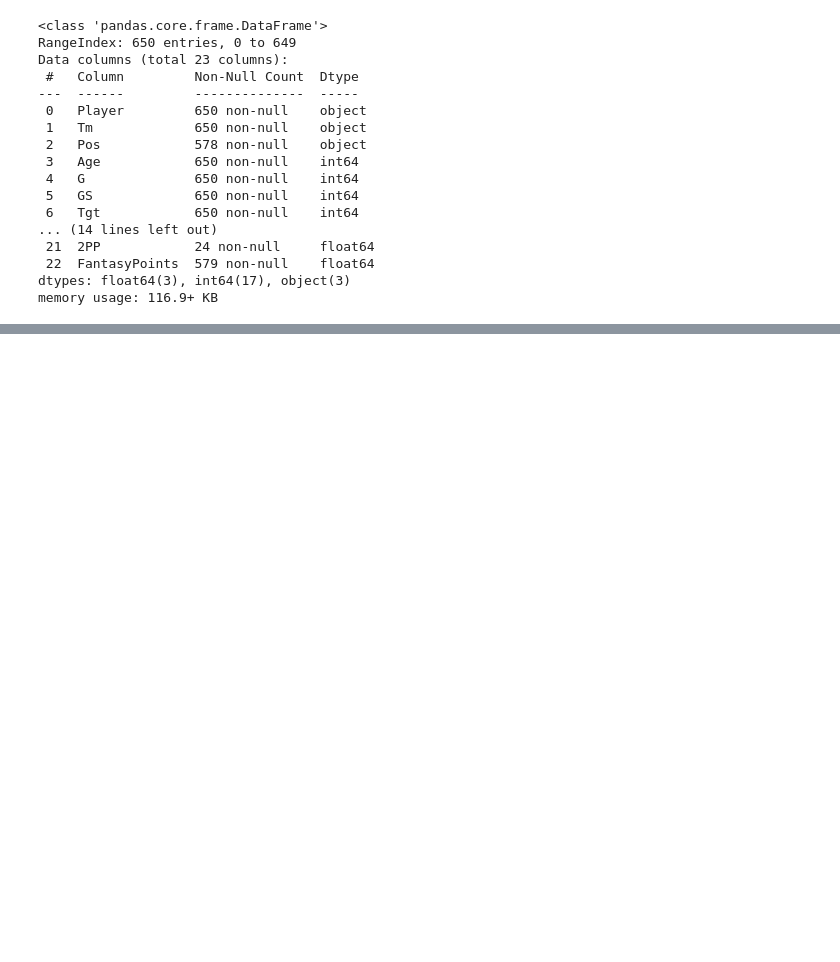
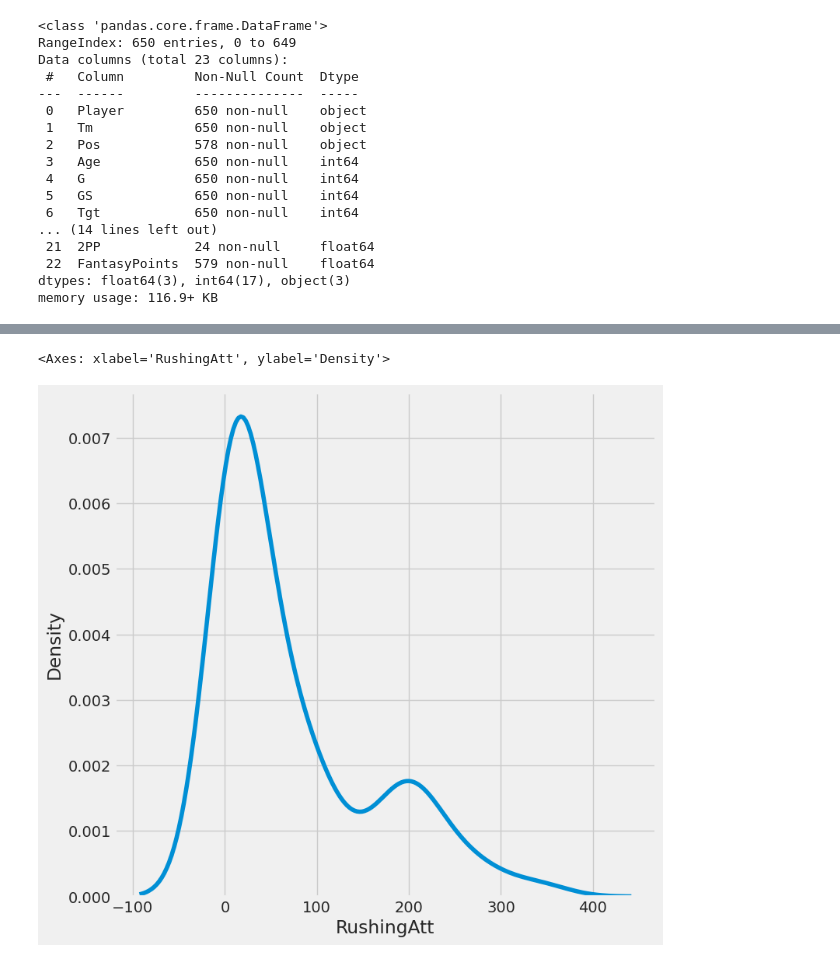
Before and after one commit to Schlager22/FDP_Course, a Jupyter notebook: Viz_with_Seaborn_Matplotlib.ipynb, the cells around one changed output, grey strips where cells are left out. Saved outputs shown, nothing was run; the diff lists cells and outputs as text; code cells hidden in the pictures; blank space fills up the shorter version.

```diff
--- a/Viz_with_Seaborn_Matplotlib.ipynb
+++ b/Viz_with_Seaborn_Matplotlib.ipynb
@@ -38,0 +112,9 @@ memory usage: 116.9+ KB
+# %%
+# Density plot
+# Visualize distribution of data - continuous curve similar to histogram
+plt.figure(figsize=(8,8))
+sns.kdeplot(rb_df['RushingAtt'])
+# case matters for columns here
+# %% [output]
+<Axes: xlabel='RushingAtt', ylabel='Density'>
+[figure, added]
```
Also changed, not shown: parts of 18 cells of this notebook.
